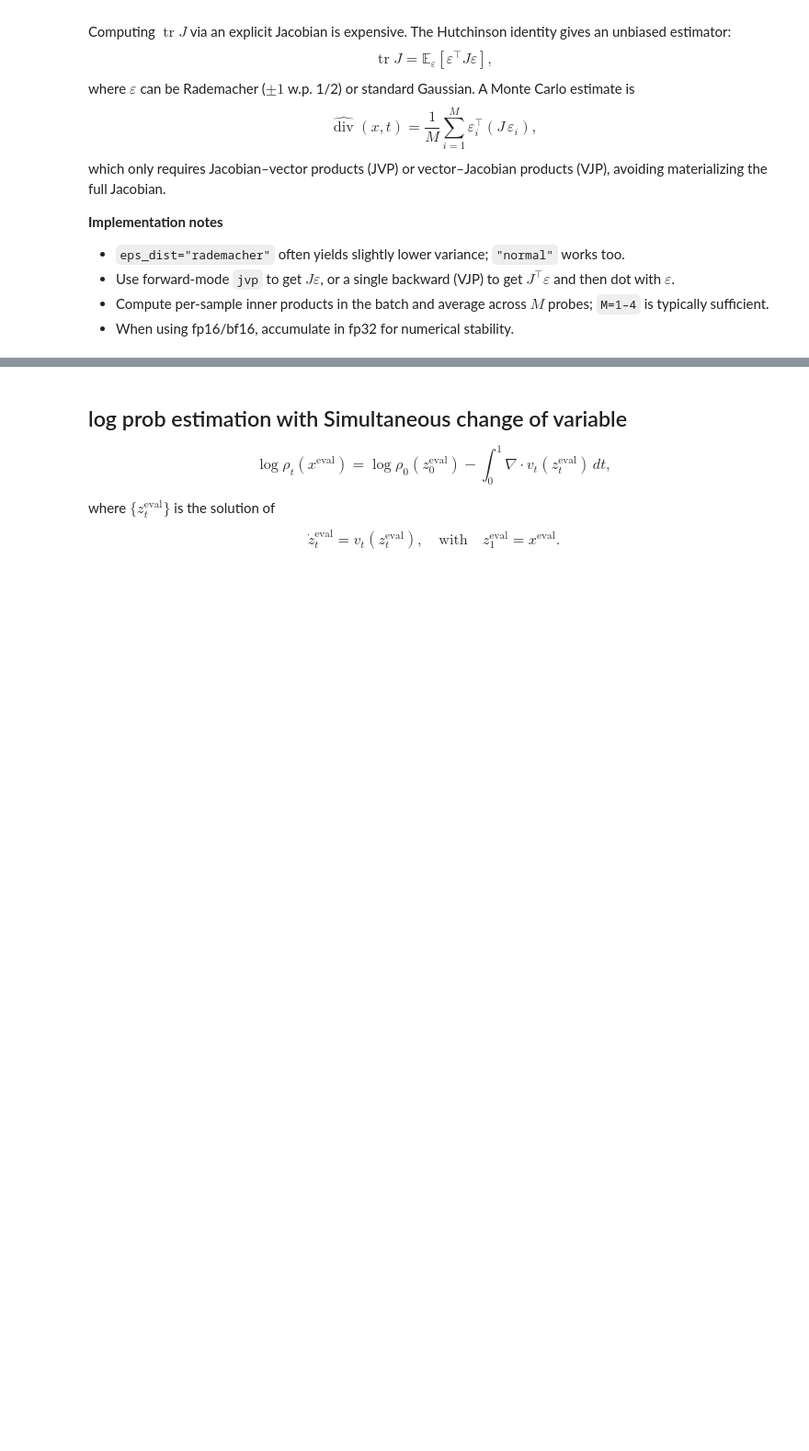
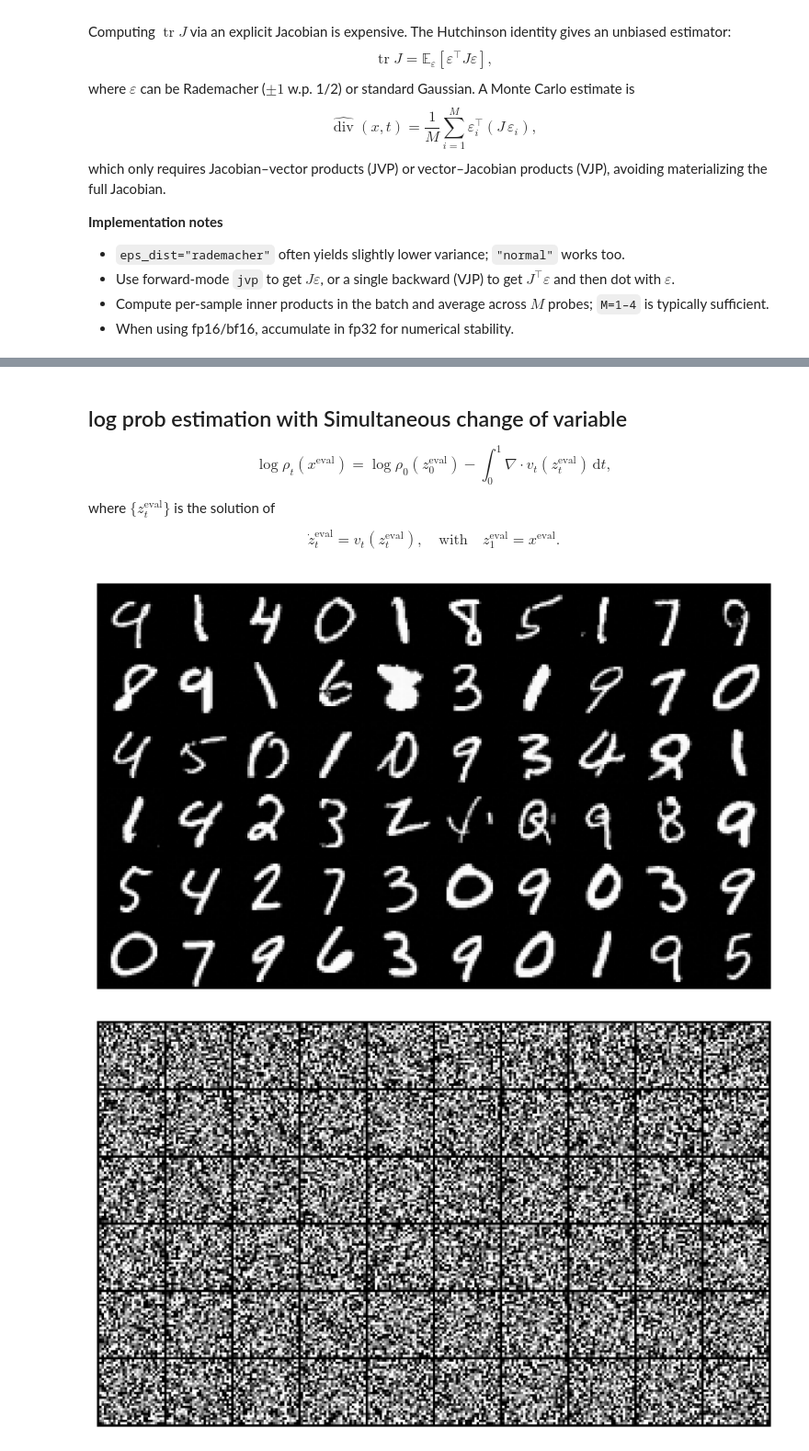
Before and after one commit to CyberDragon93/random_flow_toys, a Jupyter notebook: mnist_flow_divergence.ipynb, the cells around one changed output, grey strips where cells are left out. Shown at 92% size. Cells and saved outputs as stored; diff of their text form; code cells hidden in the pictures; blank space fills up the shorter version.

```diff
--- a/mnist_flow_divergence.ipynb
+++ b/mnist_flow_divergence.ipynb
@@ -183,7 +205,7 @@ $$
 =
 \log \rho_0(z_0^{\mathrm{eval}})
 -
-\int_0^1 \nabla \cdot v_t(z_t^{\mathrm{eval}}) \, dt,
+\int_0^1 \nabla \cdot v_t(z_t^{\mathrm{eval}}) \, \mathrm dt,
 $$
 
 where $ \{ z_t^{\mathrm{eval}} \} $ is the solution of
@@ -193,3 +215,36 @@ $$
 \quad \text{with} \quad
 z_1^{\mathrm{eval}} = x^{\mathrm{eval}}.
 $$
+# %%
+x_eval = batch[0].to(device)[:20]
+x_eval = torch.cat([x_eval, rf_samples[:20], rf_sde_samples[:20]], dim=0)
+alpha = 0.005
+x_eval = (1. - alpha) * x_eval + alpha * torch.randn_like(x_eval)
+# x_eval = x_1
+N = 300
+plot_cifar_results(x_eval)
+
+# Generate an ODE trajectory for evaluation
+time_grid = torch.linspace(0., 1. - alpha, N, device=device)
+inv_rf = RectifiedFlow(
+    data_shape=(1, 28, 28),
+    velocity_field=lambda x, t: -flow_model(x, 1. - t),
+    device=device,
+)
+sampler_inv = EulerSampler(rectified_flow=inv_rf, time_grid=time_grid)
+x_0_inv = sampler_inv.sample_loop(x_0=x_eval).trajectories[-1]
+plot_cifar_results(x_0_inv)
+
+# Now generate samples from x_0_inv back to x_eval, to see how well we reconstruct
+rf = RectifiedFlow(
+    data_shape=(1, 28, 28),
+    velocity_field=flow_model,
+    device=device,
+)
+sampler = EulerSampler(rectified_flow=rf, num_samples=50, num_steps=N)
+x_1 = sampler.sample_loop(x_0=x_0_inv).trajectories[-1]
+plot_cifar_results(x_1)
+plot_cifar_results(torch.abs(x_1 - x_eval))
+# %% [output]
+[figure, added]
+[figure, added]
```
Also changed, not shown: parts of 9 cells of this notebook.
